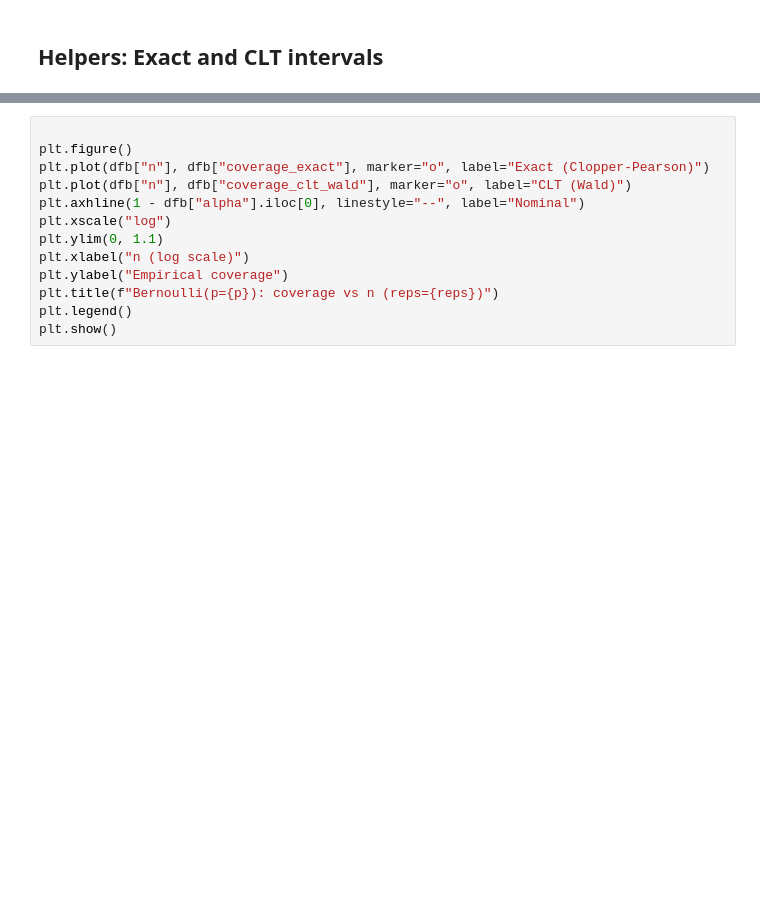
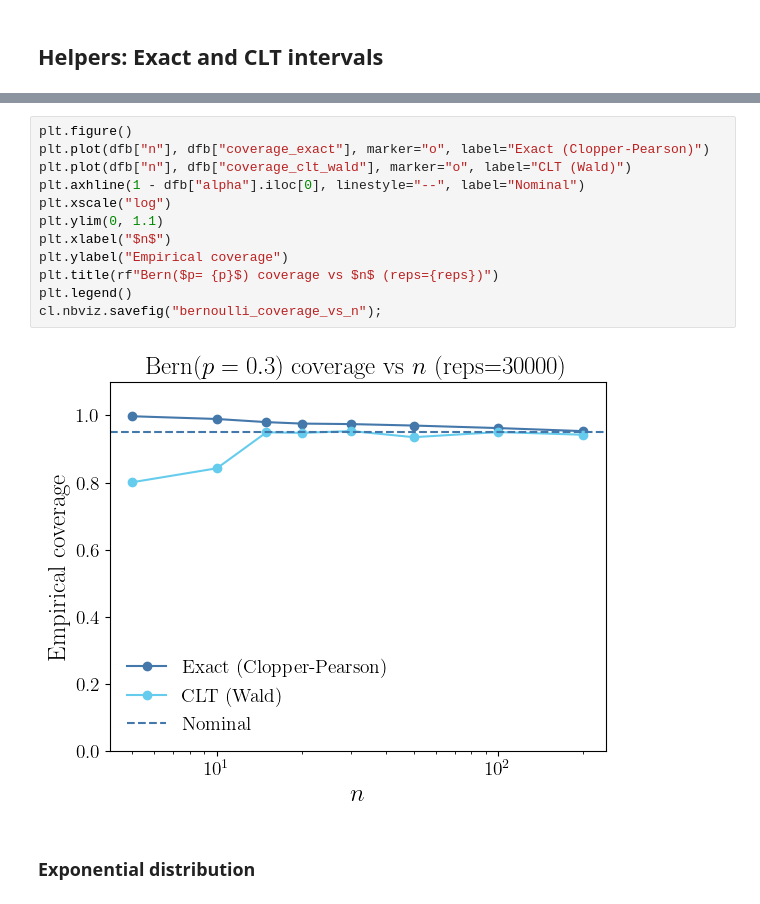
Before and after one commit to fjhickernell/MATH563Spring2026, a Jupyter notebook: classlib/classlib/notebooks/coverage_exact_vs_clt.ipynb, the cells around one changed output, grey strips where cells are left out. Drawn from its saved outputs; the diff is of its cells as text; blank space fills up the shorter version.

```diff
--- a/classlib/classlib/notebooks/coverage_exact_vs_clt.ipynb
+++ b/classlib/classlib/notebooks/coverage_exact_vs_clt.ipynb
@@ -246,16 +309,19 @@ dfb
 # %%
-
 plt.figure()
 plt.plot(dfb["n"], dfb["coverage_exact"], marker="o", label="Exact (Clopper-Pearson)")
 plt.plot(dfb["n"], dfb["coverage_clt_wald"], marker="o", label="CLT (Wald)")
 plt.axhline(1 - dfb["alpha"].iloc[0], linestyle="--", label="Nominal")
 plt.xscale("log")
 plt.ylim(0, 1.1)
-plt.xlabel("n (log scale)")
+plt.xlabel("$n$")
 plt.ylabel("Empirical coverage")
-plt.title(f"Bernoulli(p={p}): coverage vs n (reps={reps})")
+plt.title(rf"Bern($p= {p}$) coverage vs $n$ (reps={reps})")
 plt.legend()
-plt.show()
+cl.nbviz.savefig("bernoulli_coverage_vs_n");
+# %% [output]
+[figure, added]
+# %% [markdown]
+### Exponential distribution
 # %%
 # Exponential grid
 lam = 2.0
```
Also changed, not shown: parts of 23 cells of this notebook, 9 other files.
